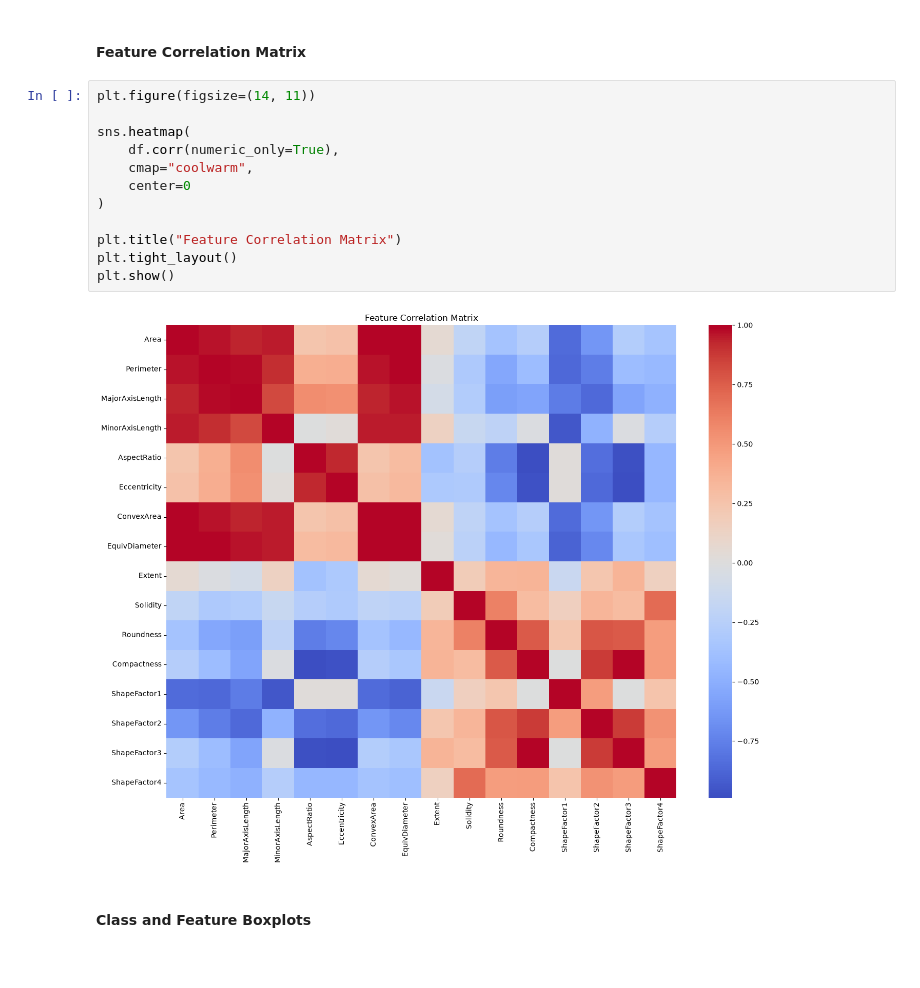
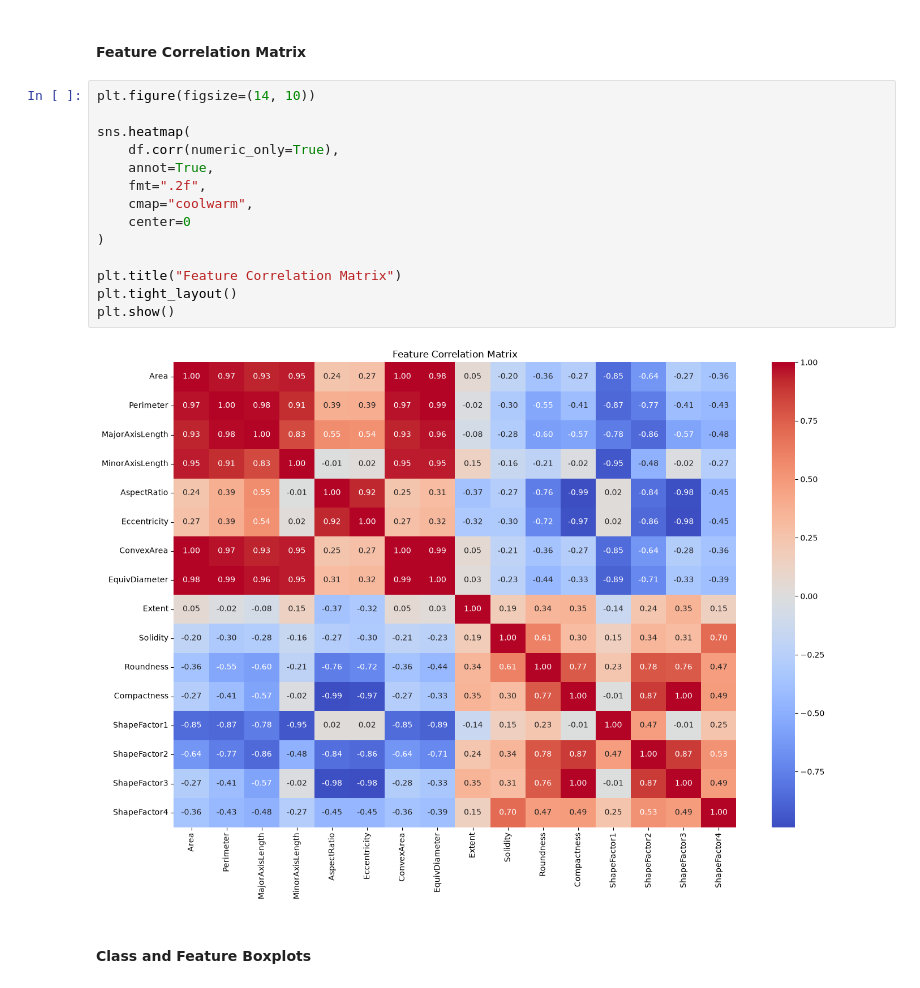
Before and after one commit to itskimheng/IAI_Lab_Intro_Assignment_1, a Jupyter notebook: main.ipynb, the cells around one changed output. Cells and saved outputs as stored; diff of their text form.

Commit message:
correction on plot

```diff
--- a/main.ipynb
+++ b/main.ipynb
@@ -190,19 +190,21 @@ plt.show()
 # %% [markdown]
 #### Feature Correlation Matrix
 # %%
-plt.figure(figsize=(14, 11))
+plt.figure(figsize=(14, 10))
 
 sns.heatmap(
     df.corr(numeric_only=True),
+    annot=True,
+    fmt=".2f",
     cmap="coolwarm",
     center=0
 )
 
 plt.title("Feature Correlation Matrix")
 plt.tight_layout()
 plt.show()
 # %% [output]
-[figure, old version]
+[figure, new version]
 # %% [markdown]
 #### Class and Feature Boxplots
 # %%
```
Also changed, not shown: parts of 7 cells of this notebook.
